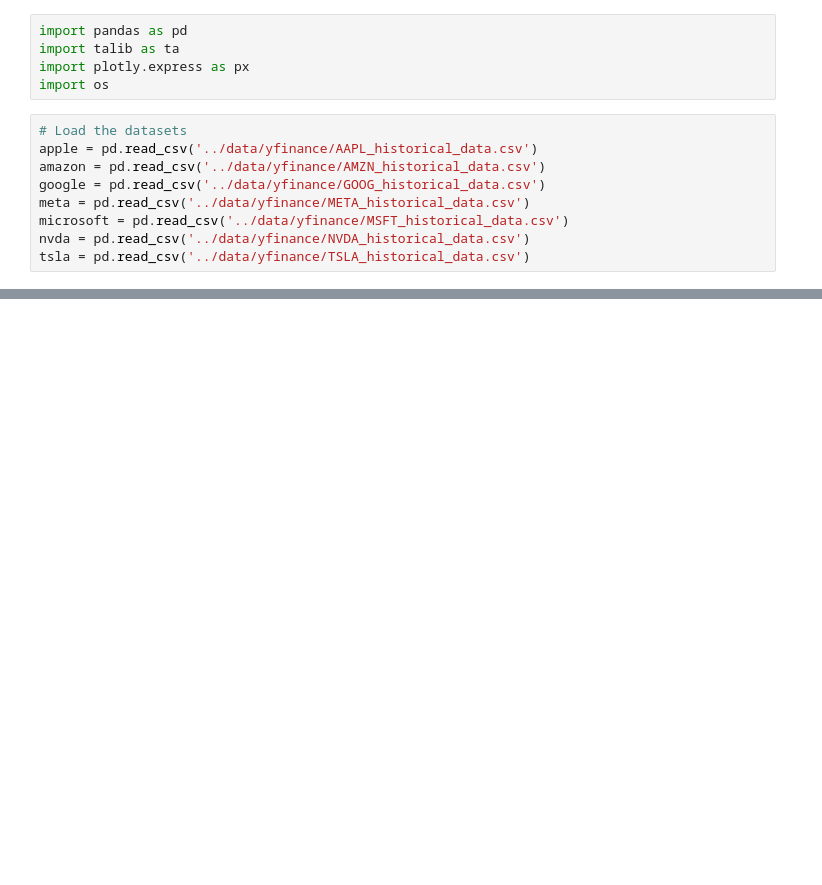
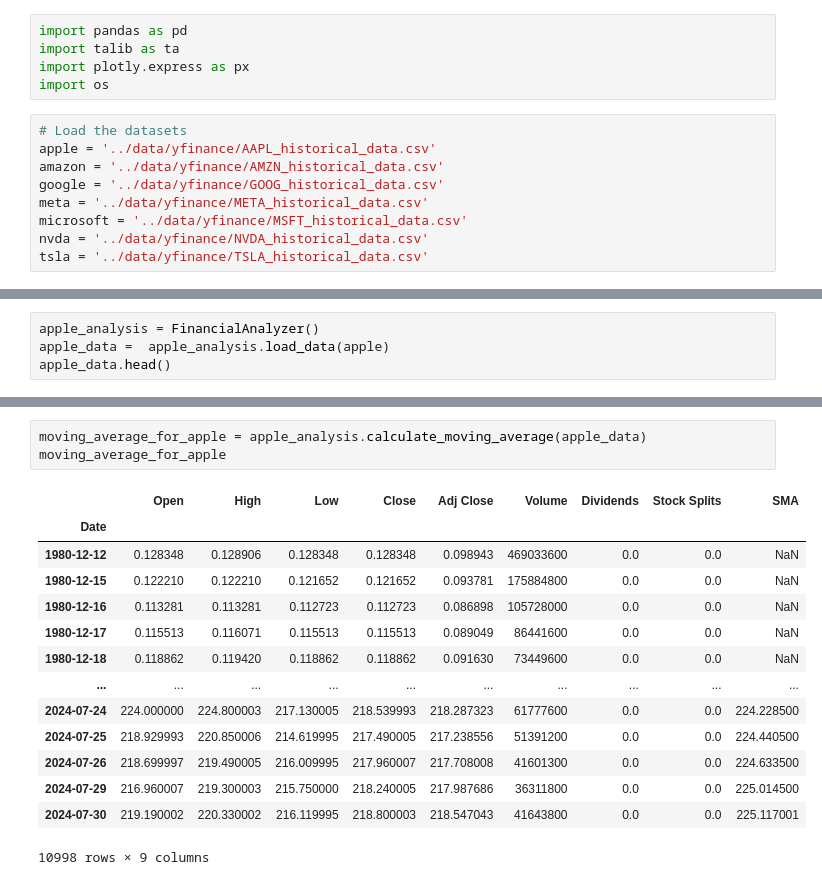
Before and after one commit to Bereket-07/Financial-News-Sentiment-and-Stock-Market-Analysis, a Jupyter notebook: notebooks/Quantitative_analysis.ipynb, the cells around one changed output, grey strips where cells are left out. Drawn from its saved outputs; the diff is of its cells as text; blank space fills up the shorter version.

Commit message:
finished buildingh the Financial Analyzer class which i will use to anlalyze the whole seven datasets

```diff
--- a/notebooks/Quantitative_analysis.ipynb
+++ b/notebooks/Quantitative_analysis.ipynb
@@ -5,10 +5,10 @@ import plotly.express as px
 import os
 # %%
 # Load the datasets
-apple = pd.read_csv('../data/yfinance/AAPL_historical_data.csv')
-amazon = pd.read_csv('../data/yfinance/AMZN_historical_data.csv')
-google = pd.read_csv('../data/yfinance/GOOG_historical_data.csv')
-meta = pd.read_csv('../data/yfinance/META_historical_data.csv')
-microsoft = pd.read_csv('../data/yfinance/MSFT_historical_data.csv')
-nvda = pd.read_csv('../data/yfinance/NVDA_historical_data.csv')
-tsla = pd.read_csv('../data/yfinance/TSLA_historical_data.csv')
+apple = '../data/yfinance/AAPL_historical_data.csv'
+amazon = '../data/yfinance/AMZN_historical_data.csv'
+google = '../data/yfinance/GOOG_historical_data.csv'
+meta = '../data/yfinance/META_historical_data.csv'
+microsoft = '../data/yfinance/MSFT_historical_data.csv'
+nvda = '../data/yfinance/NVDA_historical_data.csv'
+tsla = '../data/yfinance/TSLA_historical_data.csv'
@@ -108,0 +136,4 @@ analyst.check_the_datas(tsla)
+# %%
+apple_analysis = FinancialAnalyzer()
+apple_data =  apple_analysis.load_data(apple)
+apple_data.head()
@@ -108,0 +148,18 @@ analyst.check_the_datas(tsla)
+# %%
+moving_average_for_apple = apple_analysis.calculate_moving_average(apple_data)
+moving_average_for_apple
+# %% [output]
+|  | Open | High | Low | Close | Adj Close | Volume | Dividends | Stock Splits | SMA |
+| Date |  |  |  |  |  |  |  |  |  |
+| 1980-12-12 | 0.128348 | 0.128906 | 0.128348 | 0.128348 | 0.098943 | 469033600 | 0.0 | 0.0 | NaN |
+| 1980-12-15 | 0.122210 | 0.122210 | 0.121652 | 0.121652 | 0.093781 | 175884800 | 0.0 | 0.0 | NaN |
+| 1980-12-16 | 0.113281 | 0.113281 | 0.112723 | 0.112723 | 0.086898 | 105728000 | 0.0 | 0.0 | NaN |
+| 1980-12-17 | 0.115513 | 0.116071 | 0.115513 | 0.115513 | 0.089049 | 86441600 | 0.0 | 0.0 | NaN |
+| 1980-12-18 | 0.118862 | 0.119420 | 0.118862 | 0.118862 | 0.091630 | 73449600 | 0.0 | 0.0 | NaN |
+| ... | ... | ... | ... | ... | ... | ... | ... | ... | ... |
+| 2024-07-24 | 224.000000 | 224.800003 | 217.130005 | 218.539993 | 218.287323 | 61777600 | 0.0 | 0.0 | 224.228500 |
+| 2024-07-25 | 218.929993 | 220.850006 | 214.619995 | 217.490005 | 217.238556 | 51391200 | 0.0 | 0.0 | 224.440500 |
+| 2024-07-26 | 218.699997 | 219.490005 | 216.009995 | 217.960007 | 217.708008 | 41601300 | 0.0 | 0.0 | 224.633500 |
+| 2024-07-29 | 216.960007 | 219.300003 | 215.750000 | 218.240005 | 217.987686 | 36311800 | 0.0 | 0.0 | 225.014500 |
+| 2024-07-30 | 219.190002 | 220.330002 | 216.119995 | 218.800003 | 218.547043 | 41643800 | 0.0 | 0.0 | 225.117001 |
+10998 rows × 9 columns
```
Also changed, not shown: parts of 19 cells of this notebook, 1 other file.
